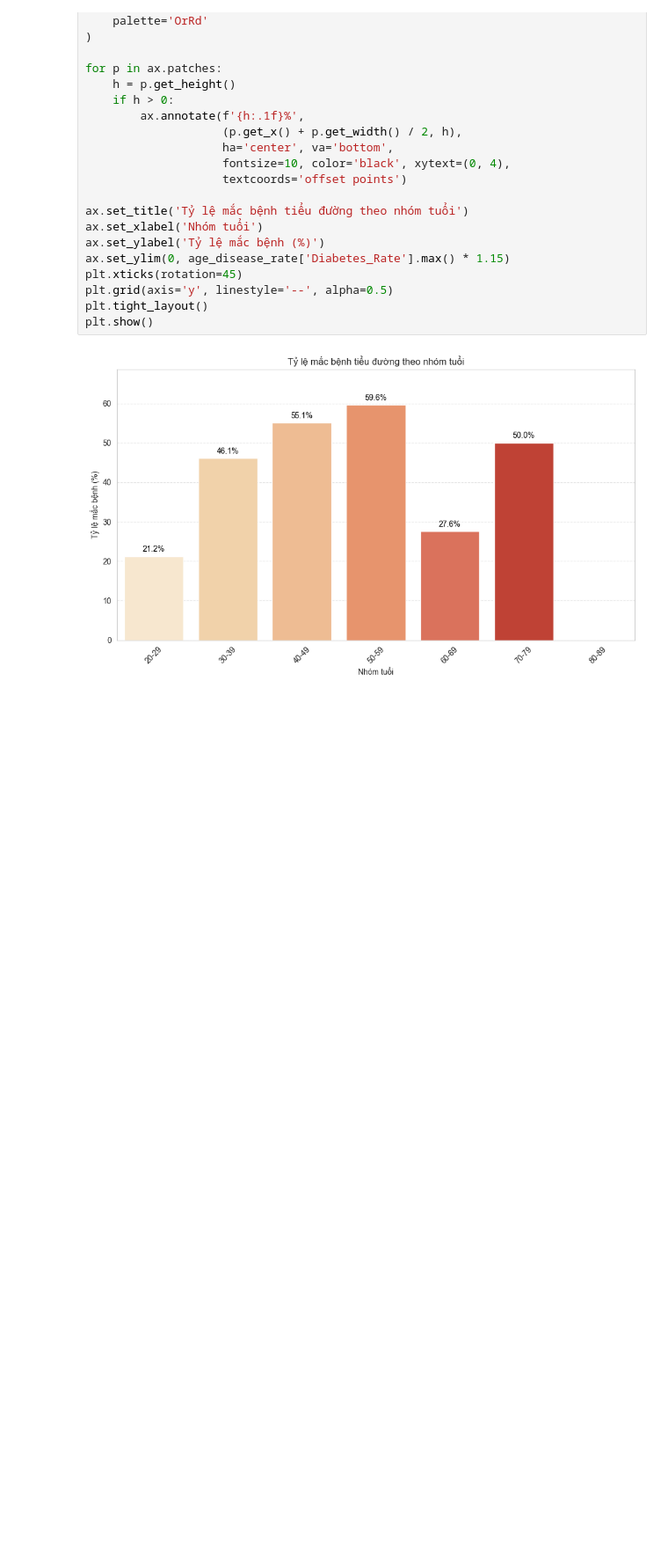
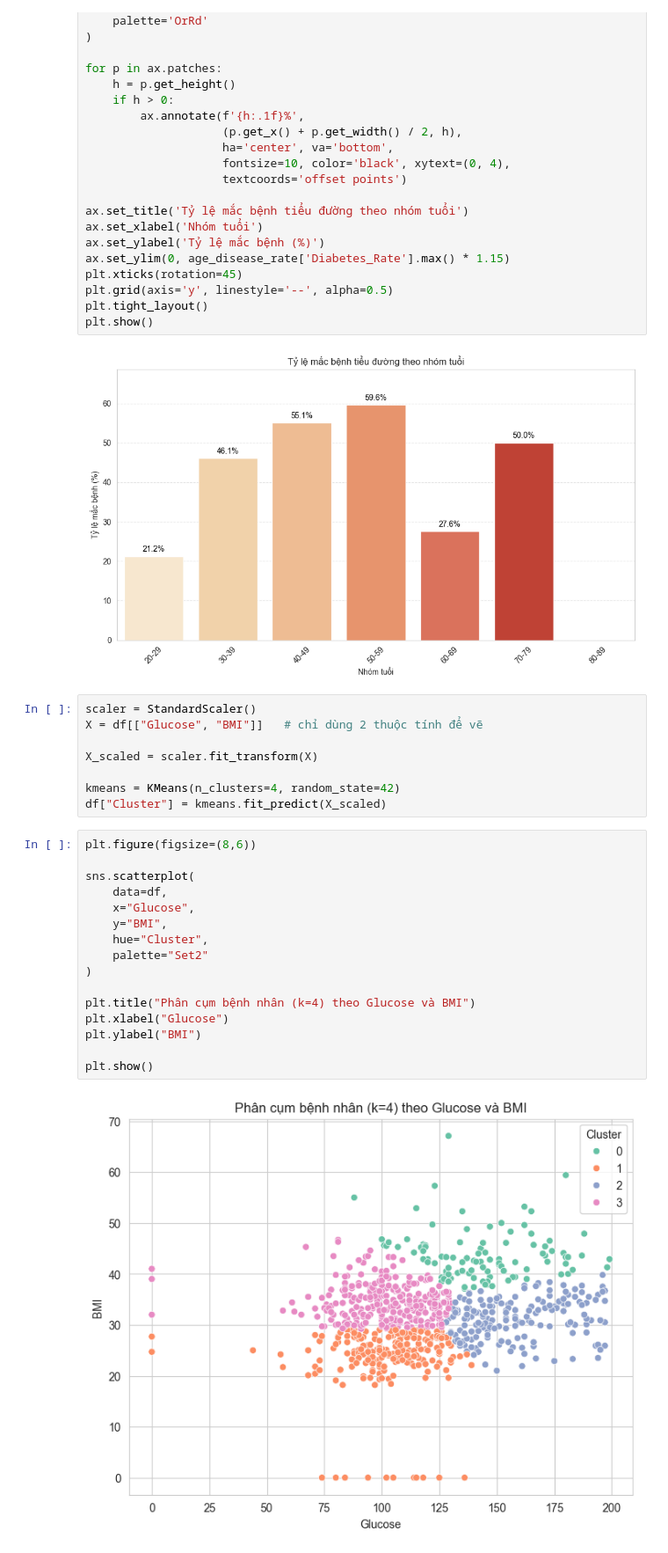
Before and after one commit to LeQuocBinh25/ThucHanh-TTNT, a Jupyter notebook: index.ipynb, the cells around one changed output. Shown at 88% size. Drawn from its saved outputs; the diff is of its cells as text; blank space fills up the shorter version.

```diff
--- a/index.ipynb
+++ b/index.ipynb
@@ -543,3 +546,29 @@ plt.tight_layout()
 plt.show()
 # %% [output]
 [figure]
+# %%
+scaler = StandardScaler()
+X = df[["Glucose", "BMI"]]   # chỉ dùng 2 thuộc tính để vẽ
+
+X_scaled = scaler.fit_transform(X)
+
+kmeans = KMeans(n_clusters=4, random_state=42)
+df["Cluster"] = kmeans.fit_predict(X_scaled)
+# %%
+plt.figure(figsize=(8,6))
+
+sns.scatterplot(
+    data=df,
+    x="Glucose",
+    y="BMI",
+    hue="Cluster",
+    palette="Set2"
+)
+
+plt.title("Phân cụm bệnh nhân (k=4) theo Glucose và BMI")
+plt.xlabel("Glucose")
+plt.ylabel("BMI")
+
+plt.show()
+# %% [output]
+[figure, added]
```
Also changed, not shown: parts of 12 cells of this notebook, 9 other files.
